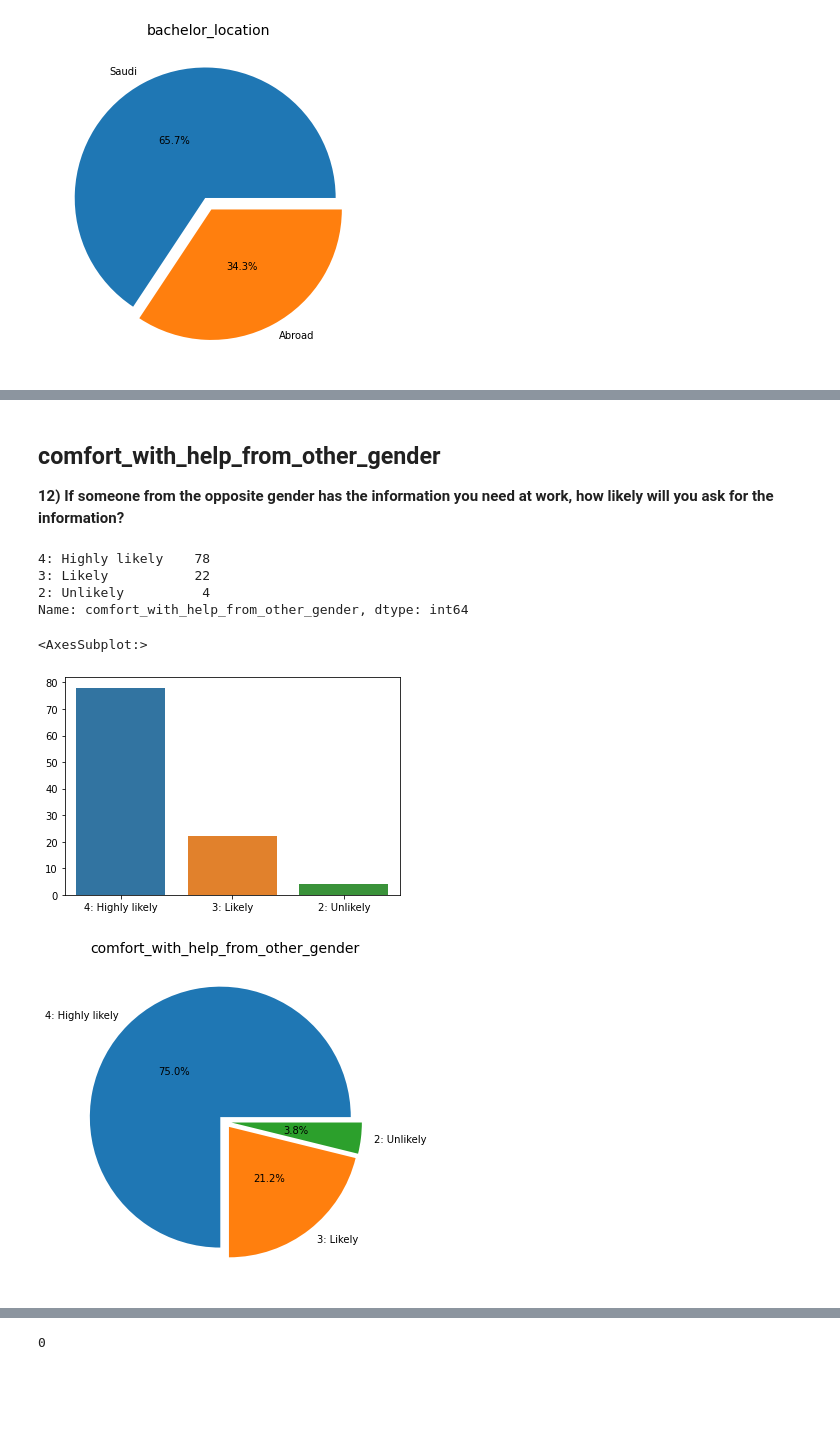
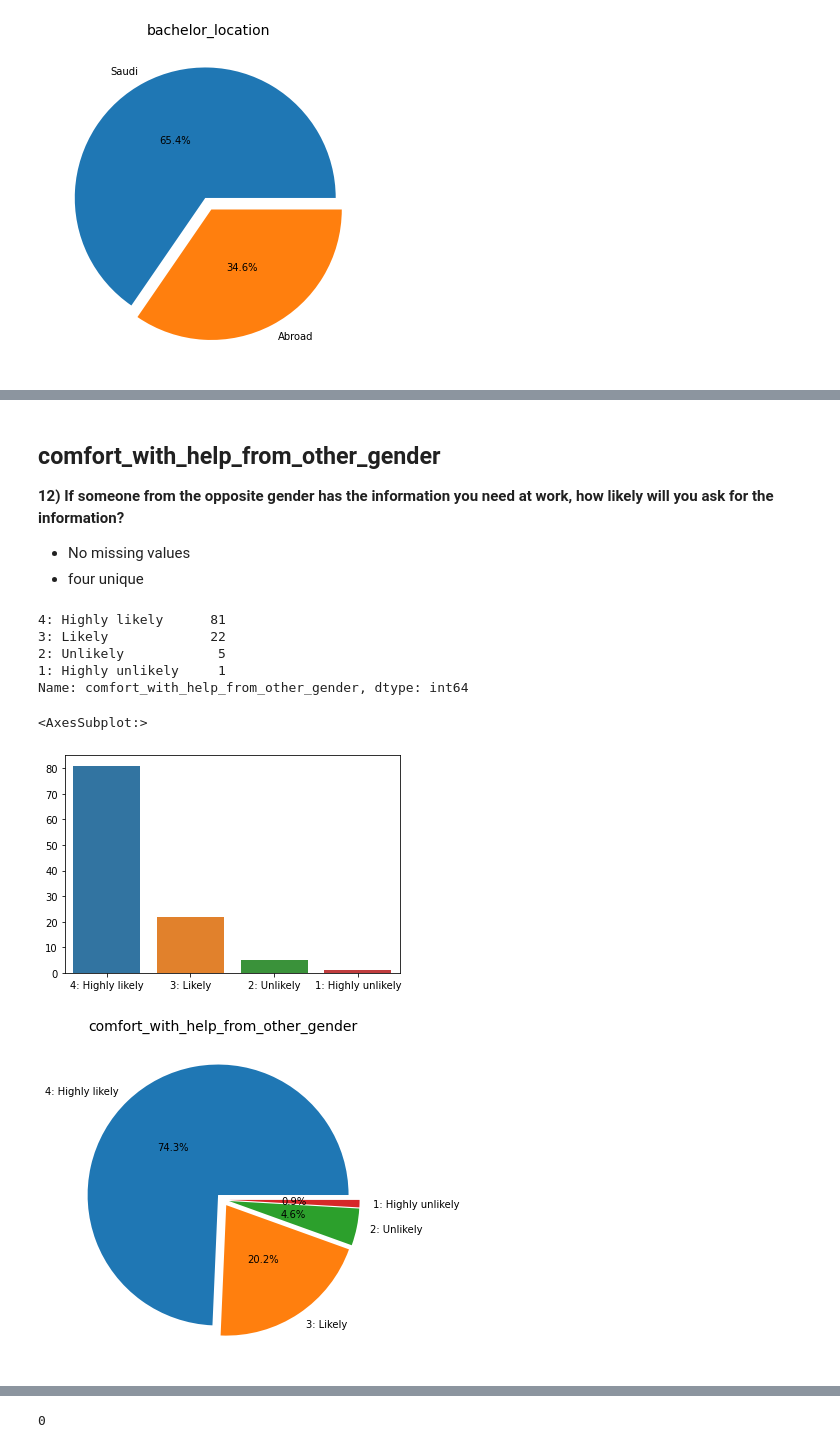
Before and after one commit to isbader/pae_project, a Jupyter notebook: pae_analysis.ipynb, the cells around one changed output, grey strips where cells are left out. Drawn from its saved outputs; the diff is of its cells as text; code cells hidden in the pictures; blank space fills up the shorter version.

```diff
--- a/pae_analysis.ipynb
+++ b/pae_analysis.ipynb
@@ -15,7 +15,7 @@ from sklearn.linear_model import LogisticRegression
 from sklearn.model_selection import train_test_split, cross_val_score, GridSearchCV
 from sklearn.metrics import confusion_matrix,precision_score ,accuracy_score, recall_score
 # %%
-df = pd.read_csv('pae_survey.csv')
+df = pd.read_csv('pae_survey_1.0.csv')
 # %% [markdown]
 # Functions
 # %%
@@ -34,7 +46,20 @@ def missing_heat_map(DataFrame):
         print(i,': %',int((DataFrame[i].isnull().sum()/len(DataFrame[i]))*100),\
             'With {} missing values'.format((DataFrame[i].isnull().sum())))
 # %%
+
 def pie_chart(chart_name,name,column,varibles):
+
+    '''
+
+    This function will plot a pie chart
+    Arguments:
+    Chart_name : Takes string to display as chart title
+    name : The file name that will be saved
+    column : The column that will be plotted
+    varibles : The number of unique values in the column
+
+    '''
+
     pie, ax = plt.subplots(figsize=[10,6])
     labels = column.value_counts().keys()
     plt.pie(x=column.value_counts().values, autopct="%.1f%%", explode=[0.05]*int(varibles), labels=labels, pctdistance=0.5)
@@ -514,22 +587,25 @@ pie_chart('comfort_with_other_gender','comfort_with_other_gender_pie',df['comfor
 # %% [markdown]
 ## comfort_with_help_from_other_gender
 **12) If someone from the opposite gender has the information you need at work, how likely will you ask for the information?**
+- No missing values
+- four unique
 # %%
 df['comfort_with_help_from_other_gender'].value_counts()
 # %% [output]
-4: Highly likely    78
-3: Likely           22
-2: Unlikely          4
+4: Highly likely      81
+3: Likely             22
+2: Unlikely            5
+1: Highly unlikely     1
 Name: comfort_with_help_from_other_gender, dtype: int64
 # %%
 sns.barplot(df['comfort_with_help_from_other_gender'].value_counts().keys(),df['comfort_with_help_from_other_gender'].value_counts().values)
 # %% [output]
 <AxesSubplot:>
-[figure, old version]
+[figure, new version]
 # %%
-pie_chart('comfort_with_help_from_other_gender','comfort_with_help_from_other_gender_pie',df['comfort_with_help_from_other_gender'],3)
+pie_chart('comfort_with_help_from_other_gender','comfort_with_help_from_other_gender_pie',df['comfort_with_help_from_other_gender'],4)
 # %% [output]
-[figure, old version]
+[figure, new version]
 # %% [markdown]
 ## project_with_other_gender
 **13) How likely are you willing to work on a project with someone from the opposite gender?**
```
Also changed, not shown: parts of 159 cells of this notebook, 17 other files.
